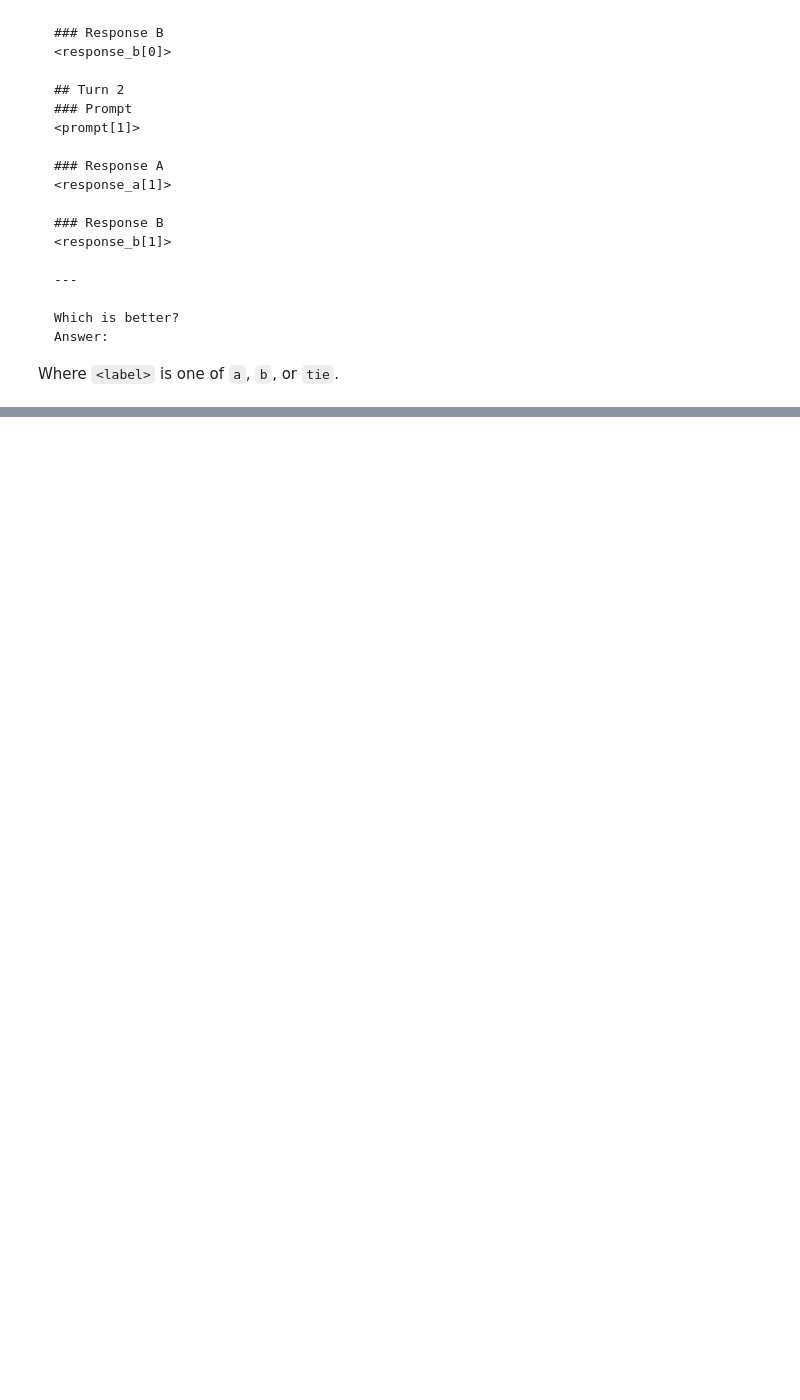
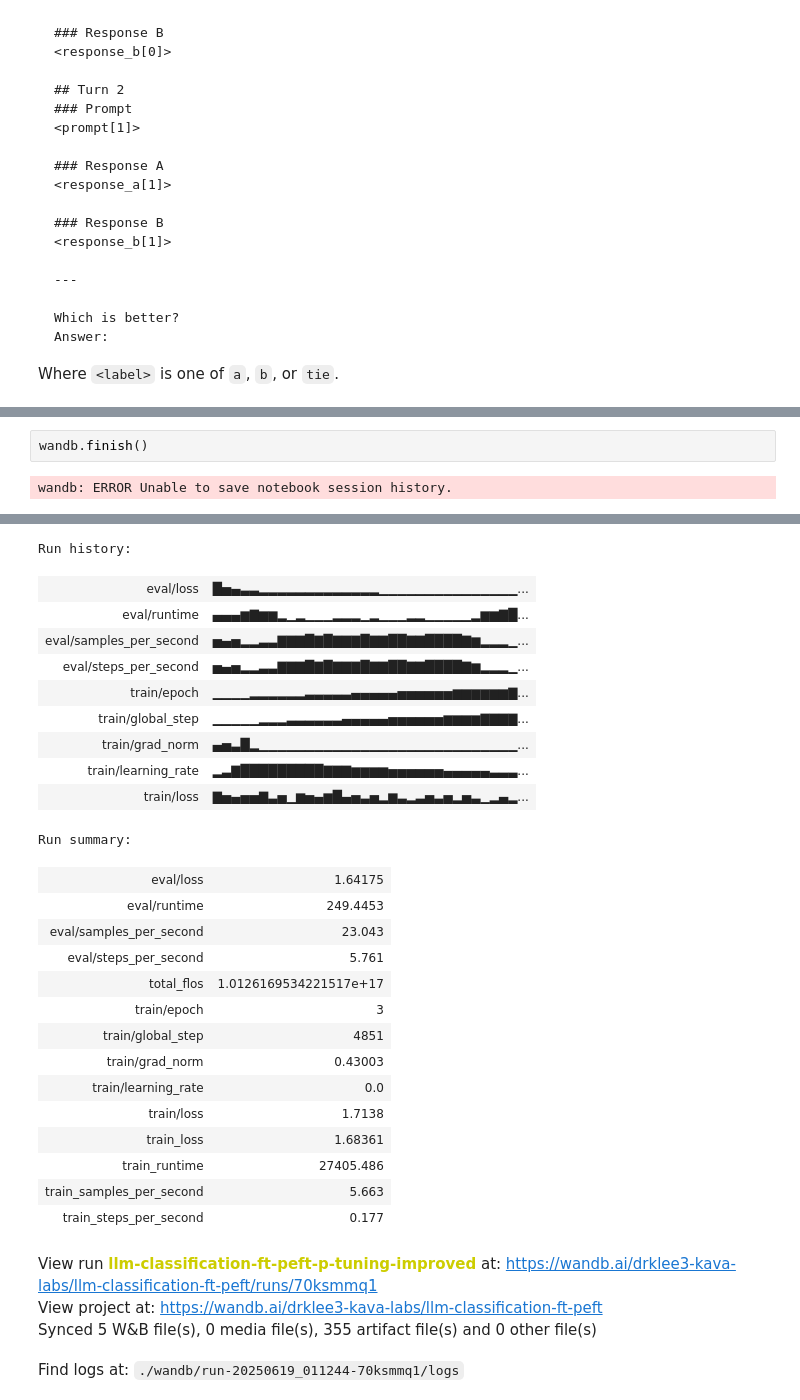
Before and after one commit to drklee3/kaggle-competitions, a Jupyter notebook: llm-classification-ft/llm-classification-ft.ipynb, the cells around one changed output, grey strips where cells are left out. Drawn from its saved outputs; the diff is of its cells as text; blank space fills up the shorter version.

```diff
--- a/llm-classification-ft/llm-classification-ft.ipynb
+++ b/llm-classification-ft/llm-classification-ft.ipynb
@@ -436,0 +770,4 @@ TypeError: preprocess_function() missing 1 required positional argument: 'max_le
+# %%
+wandb.finish()
+# %% [output]
+wandb: ERROR Unable to save notebook session history.
@@ -436,0 +775,29 @@ TypeError: preprocess_function() missing 1 required positional argument: 'max_le
+Run history:
+| eval/loss | █▅▄▃▃▂▂▂▂▂▂▂▂▂▂▂▂▂▁▁▁▁▁▁▁▁▁▁▁▁▁▁▁... |
+| eval/runtime | ▄▄▄▆▇▆▆▂▁▂▁▁▁▂▂▂▁▂▁▁▁▂▂▁▁▁▁▁▂▆▆▇█... |
+| eval/samples_per_second | ▅▄▅▂▂▃▃▇▇▇█▇█▇▇▇█▇▇██▇▇████▇▆▂▂▂▁... |
+| eval/steps_per_second | ▅▄▅▂▂▃▃▇▇▇█▇█▇▇▇█▇▇██▇▇████▇▆▂▂▂▁... |
+| train/epoch | ▁▁▁▁▂▂▂▂▂▂▃▃▃▃▃▄▄▄▄▄▅▅▅▅▅▅▆▆▆▆▆▆▇... |
+| train/global_step | ▁▁▁▁▁▂▂▂▃▃▃▃▃▃▄▄▄▄▄▅▅▅▅▅▅▆▆▆▆▇▇▇▇... |
+| train/grad_norm | ▄▅▃█▂▁▁▁▁▁▁▁▁▁▁▁▁▁▁▁▁▁▁▁▁▁▁▁▁▁▁▁▁... |
+| train/learning_rate | ▂▃▇█████████▇▇▇▆▆▆▆▅▅▅▅▅▅▄▄▄▄▄▃▃▃... |
+| train/loss | ▇▅▄▅▅▇▃▅▁▆▅▄▆█▄▅▃▅▂▆▃▂▃▅▃▅▂▅▃▁▂▄▂... |
+Run summary:
+| eval/loss | 1.64175 |
+| eval/runtime | 249.4453 |
+| eval/samples_per_second | 23.043 |
+| eval/steps_per_second | 5.761 |
+| total_flos | 1.0126169534221517e+17 |
+| train/epoch | 3 |
+| train/global_step | 4851 |
+| train/grad_norm | 0.43003 |
+| train/learning_rate | 0.0 |
+| train/loss | 1.7138 |
+| train_loss | 1.68361 |
+| train_runtime | 27405.486 |
+| train_samples_per_second | 5.663 |
+| train_steps_per_second | 0.177 |
+View run llm-classification-ft-peft-p-tuning-improved at: https://wandb.ai/drklee3-kava-labs/llm-classification-ft-peft/runs/70ksmmq1
+View project at: https://wandb.ai/drklee3-kava-labs/llm-classification-ft-peft
+Synced 5 W&B file(s), 0 media file(s), 355 artifact file(s) and 0 other file(s)
+Find logs at: ./wandb/run-20250619_011244-70ksmmq1/logs
```
Also changed, not shown: parts of 23 cells of this notebook.
